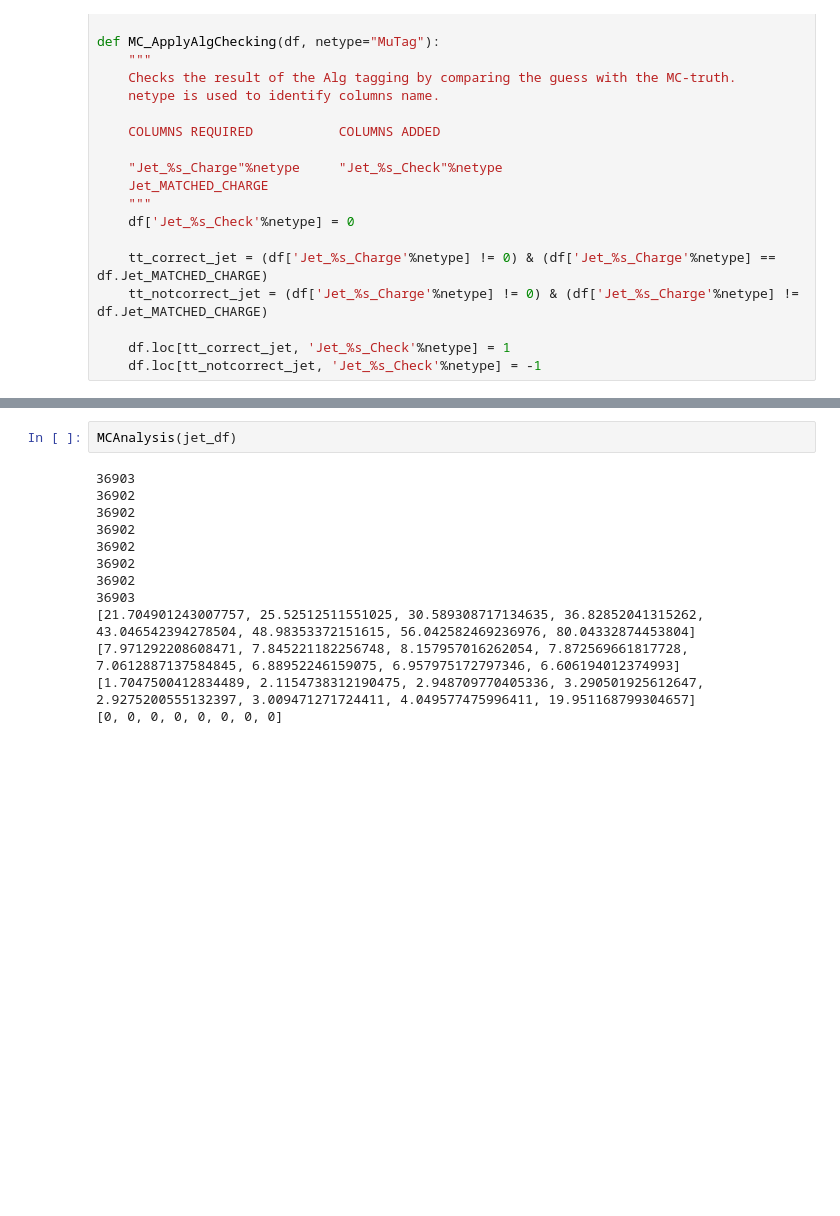
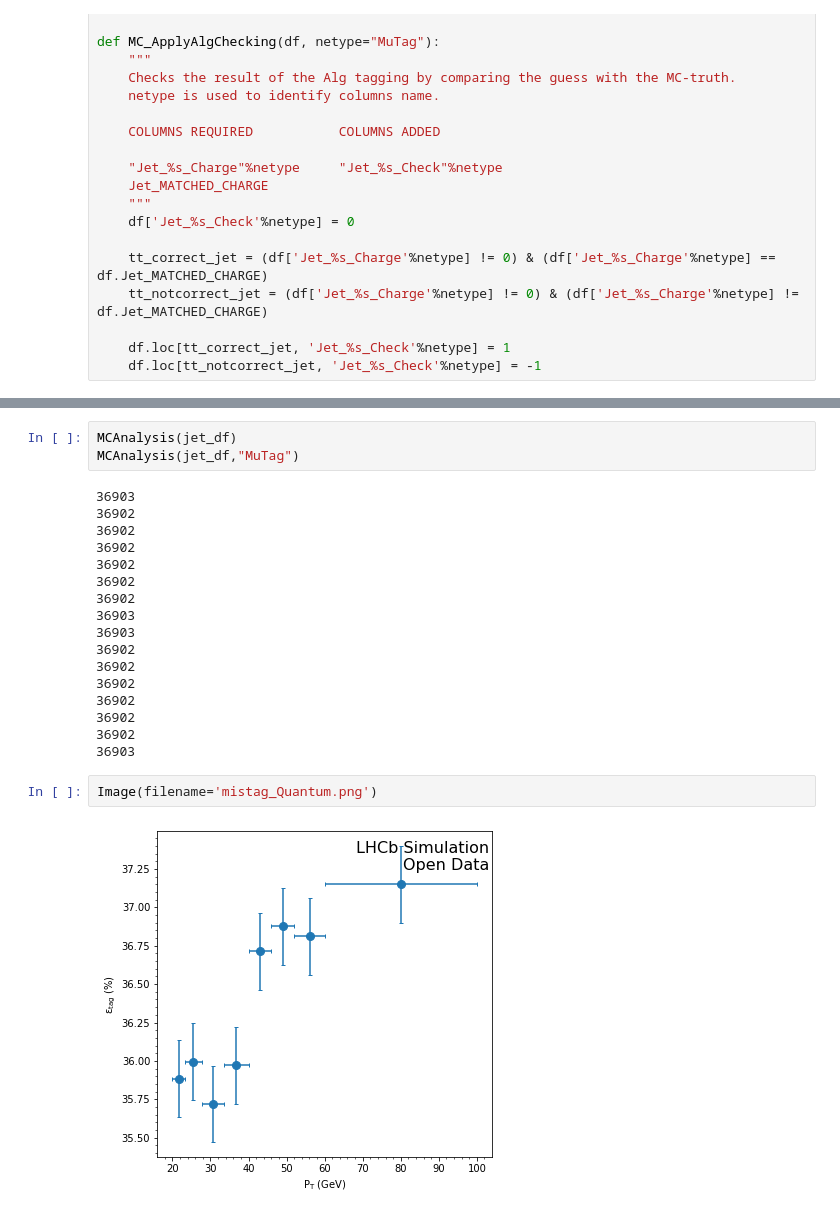
Before and after one commit to dnicotra/pyhep2021-qml4jet, a Jupyter notebook: prova.ipynb, the cells around one changed output, grey strips where cells are left out. Drawn from its saved outputs; the diff is of its cells as text; blank space fills up the shorter version.

```diff
--- a/prova.ipynb
+++ b/prova.ipynb
@@ -290,6 +287,7 @@ def MCAnalysis(jet_df, netype="Quantum", nbins=8, basepath="", legend=True):
     plt.close()
 # %%
 MCAnalysis(jet_df)
+MCAnalysis(jet_df,"MuTag")
 # %% [output]
 36903
 36902
@@ -299,9 +297,17 @@ MCAnalysis(jet_df)
 36902
 36902
 36903
-[21.704901243007757, 25.52512511551025, 30.589308717134635, 36.82852041315262, 43.046542394278504, 48.98353372151615, 56.042582469236976, 80.04332874453804]
-[7.971292208608471, 7.845221182256748, 8.157957016262054, 7.872569661817728, 7.0612887137584845, 6.88952246159075, 6.957975172797346, 6.606194012374993]
-[1.7047500412834489, 2.1154738312190475, 2.948709770405336, 3.290501925612647, 2.9275200555132397, 3.009471271724411, 4.049577475996411, 19.951168799304657]
-[0, 0, 0, 0, 0, 0, 0, 0]
+36903
+36902
+36902
+36902
+36902
+36902
+36902
+36903
+# %%
+Image(filename='mistag_Quantum.png')
+# %% [output]
+[figure, added]
 # %%
 fig = plt.figure(figsize=(6,6))
```
Also changed, not shown: parts of 6 cells of this notebook.
